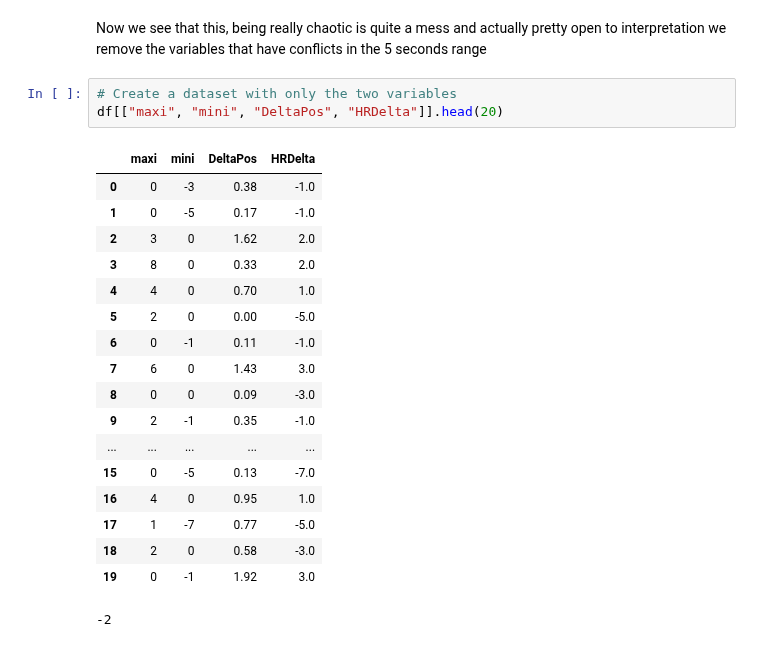
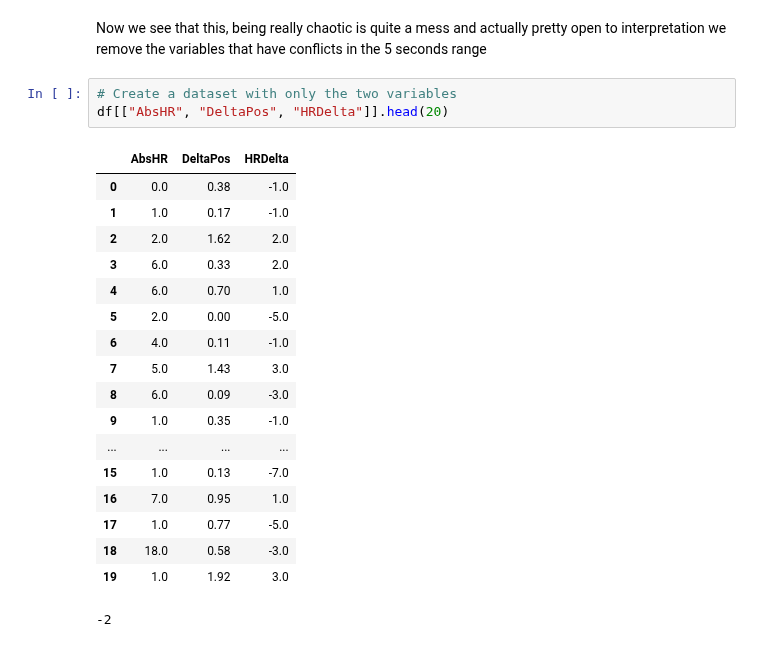
Before and after one commit to tommdim/statistics-101, a Jupyter notebook: project/src/main.ipynb, the cells around one changed output. Drawn from its saved outputs; the diff is of its cells as text.

```diff
--- a/project/src/main.ipynb
+++ b/project/src/main.ipynb
@@ -839,25 +844,25 @@ plt.scatter(df["maxi"], df["DeltaPos"])
 Now we see that this, being really chaotic is quite a mess and actually pretty open to interpretation we remove the variables that have conflicts in the 5 seconds range
 # %%
 # Create a dataset with only the two variables
-df[["maxi", "mini", "DeltaPos", "HRDelta"]].head(20)
+df[["AbsHR", "DeltaPos", "HRDelta"]].head(20)
 # %% [output]
-|  | maxi | mini | DeltaPos | HRDelta |
-| 0 | 0 | -3 | 0.38 | -1.0 |
-| 1 | 0 | -5 | 0.17 | -1.0 |
-| 2 | 3 | 0 | 1.62 | 2.0 |
-| 3 | 8 | 0 | 0.33 | 2.0 |
-| 4 | 4 | 0 | 0.70 | 1.0 |
-| 5 | 2 | 0 | 0.00 | -5.0 |
-| 6 | 0 | -1 | 0.11 | -1.0 |
-| 7 | 6 | 0 | 1.43 | 3.0 |
-| 8 | 0 | 0 | 0.09 | -3.0 |
-| 9 | 2 | -1 | 0.35 | -1.0 |
-| ... | ... | ... | ... | ... |
-| 15 | 0 | -5 | 0.13 | -7.0 |
-| 16 | 4 | 0 | 0.95 | 1.0 |
-| 17 | 1 | -7 | 0.77 | -5.0 |
-| 18 | 2 | 0 | 0.58 | -3.0 |
-| 19 | 0 | -1 | 1.92 | 3.0 |
+|  | AbsHR | DeltaPos | HRDelta |
+| 0 | 0.0 | 0.38 | -1.0 |
+| 1 | 1.0 | 0.17 | -1.0 |
+| 2 | 2.0 | 1.62 | 2.0 |
+| 3 | 6.0 | 0.33 | 2.0 |
+| 4 | 6.0 | 0.70 | 1.0 |
+| 5 | 2.0 | 0.00 | -5.0 |
+| 6 | 4.0 | 0.11 | -1.0 |
+| 7 | 5.0 | 1.43 | 3.0 |
+| 8 | 6.0 | 0.09 | -3.0 |
+| 9 | 1.0 | 0.35 | -1.0 |
+| ... | ... | ... | ... |
+| 15 | 1.0 | 0.13 | -7.0 |
+| 16 | 7.0 | 0.95 | 1.0 |
+| 17 | 1.0 | 0.77 | -5.0 |
+| 18 | 18.0 | 0.58 | -3.0 |
+| 19 | 1.0 | 1.92 | 3.0 |
 # %%
 # %% [output]
 -2
```
Also changed, not shown: parts of 6 cells of this notebook, 1 other file.
